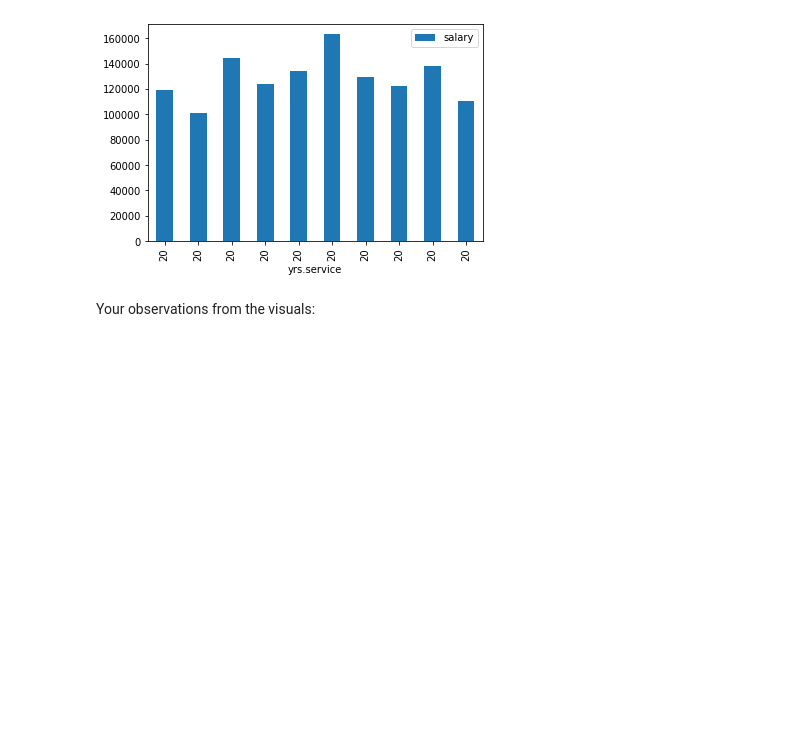
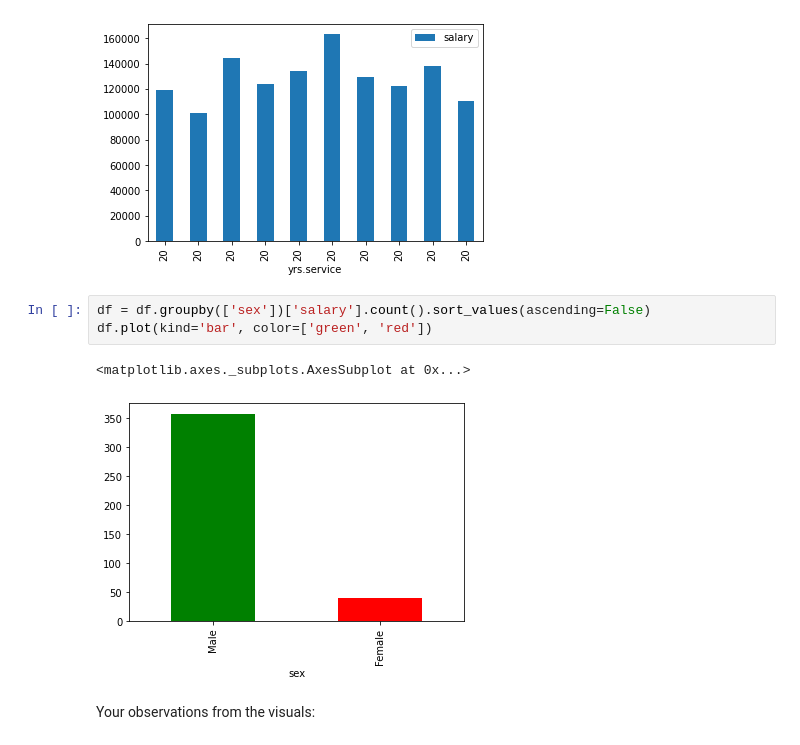
Before and after one commit to DaliniPillai/Python_Advanced_Pandas_DataWrangling_Assignment, a Jupyter notebook: Copy_of_Python_Advanced_Pandas_DataWrangling_Assignment.ipynb, the cells around one changed output. Cells and saved outputs as stored; diff of their text form; blank space fills up the shorter version.

Commit message:
Updating Male and Female graph

```diff
--- a/Copy_of_Python_Advanced_Pandas_DataWrangling_Assignment.ipynb
+++ b/Copy_of_Python_Advanced_Pandas_DataWrangling_Assignment.ipynb
@@ -242,6 +242,12 @@ twenty_years.plot(kind='bar',x='yrs.service',y='salary')
 plt.show()
 # %% [output]
 [figure]
+# %%
+df = df.groupby(['sex'])['salary'].count().sort_values(ascending=False)
+df.plot(kind='bar', color=['green', 'red'])
+# %% [output]
+<matplotlib.axes._subplots.AxesSubplot at 0x...>
+[figure, added]
 # %% [markdown]
 Your observations from the visuals:
 # %% [markdown]
```
